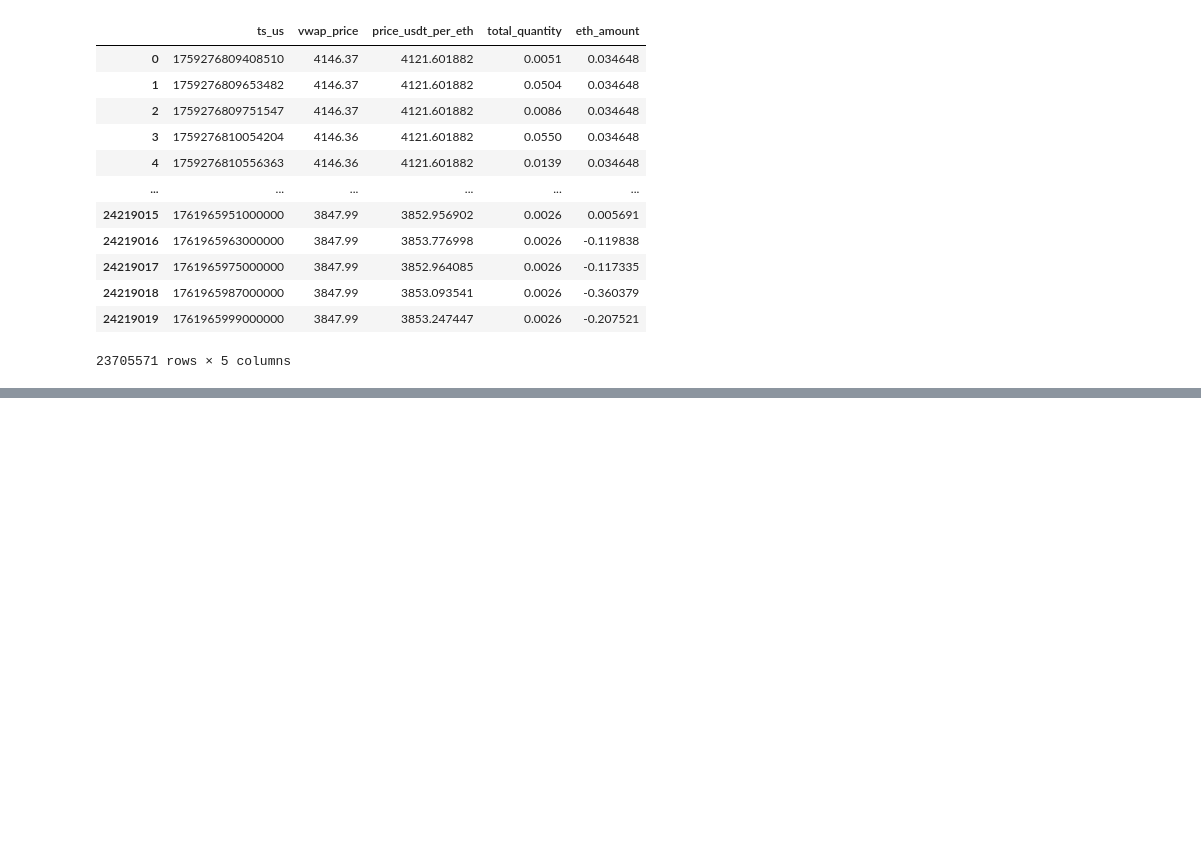
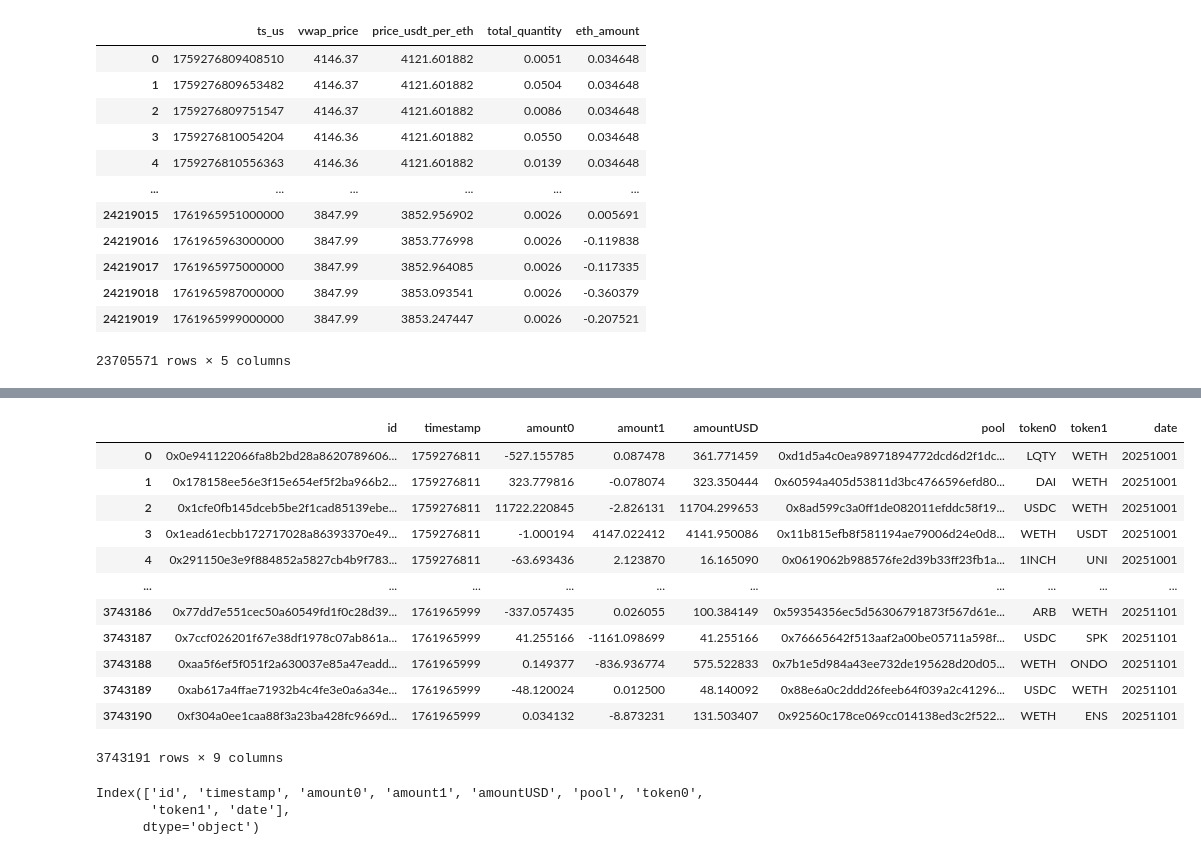
Before and after one commit to 50und/blockchain_final_project_2025, a Jupyter notebook: final_project.ipynb, the cells around one changed output, grey strips where cells are left out. Saved outputs shown, nothing was run; the diff lists cells and outputs as text; code cells hidden in the pictures; blank space fills up the shorter version.

```diff
--- a/final_project.ipynb
+++ b/final_project.ipynb
@@ -2910,0 +3147,16 @@ final_df_clean
+# %%
+all_swaps
+# %% [output]
+|  | id | timestamp | amount0 | amount1 | amountUSD | pool | token0 | token1 | date |
+| 0 | 0x0e941122066fa8b2bd28a8620789606... | 1759276811 | -527.155785 | 0.087478 | 361.771459 | 0xd1d5a4c0ea98971894772dcd6d2f1dc... | LQTY | WETH | 20251001 |
+| 1 | 0x178158ee56e3f15e654ef5f2ba966b2... | 1759276811 | 323.779816 | -0.078074 | 323.350444 | 0x60594a405d53811d3bc4766596efd80... | DAI | WETH | 20251001 |
+| 2 | 0x1cfe0fb145dceb5be2f1cad85139ebe... | 1759276811 | 11722.220845 | -2.826131 | 11704.299653 | 0x8ad599c3a0ff1de082011efddc58f19... | USDC | WETH | 20251001 |
+| 3 | 0x1ead61ecbb172717028a86393370e49... | 1759276811 | -1.000194 | 4147.022412 | 4141.950086 | 0x11b815efb8f581194ae79006d24e0d8... | WETH | USDT | 20251001 |
+| 4 | 0x291150e3e9f884852a5827cb4b9f783... | 1759276811 | -63.693436 | 2.123870 | 16.165090 | 0x0619062b988576fe2d39b33ff23fb1a... | 1INCH | UNI | 20251001 |
+| ... | ... | ... | ... | ... | ... | ... | ... | ... | ... |
+| 3743186 | 0x77dd7e551cec50a60549fd1f0c28d39... | 1761965999 | -337.057435 | 0.026055 | 100.384149 | 0x59354356ec5d56306791873f567d61e... | ARB | WETH | 20251101 |
+| 3743187 | 0x7ccf026201f67e38df1978c07ab861a... | 1761965999 | 41.255166 | -1161.098699 | 41.255166 | 0x76665642f513aaf2a00be05711a598f... | USDC | SPK | 20251101 |
+| 3743188 | 0xaa5f6ef5f051f2a630037e85a47eadd... | 1761965999 | 0.149377 | -836.936774 | 575.522833 | 0x7b1e5d984a43ee732de195628d20d05... | WETH | ONDO | 20251101 |
+| 3743189 | 0xab617a4ffae71932b4c4fe3e0a6a34e... | 1761965999 | -48.120024 | 0.012500 | 48.140092 | 0x88e6a0c2ddd26feeb64f039a2c41296... | USDC | WETH | 20251101 |
+| 3743190 | 0xf304a0ee1caa88f3a23ba428fc9669d... | 1761965999 | 0.034132 | -8.873231 | 131.503407 | 0x92560c178ce069cc014138ed3c2f522... | WETH | ENS | 20251101 |
+3743191 rows × 9 columns
@@ -2910,0 +3165,6 @@ final_df_clean
+# %%
+wbtc_swaps.columns
+# %% [output]
+Index(['id', 'timestamp', 'amount0', 'amount1', 'amountUSD', 'pool', 'token0',
+       'token1', 'date'],
+      dtype='object')
```
Also changed, not shown: parts of 18 cells of this notebook, 1 other file.
